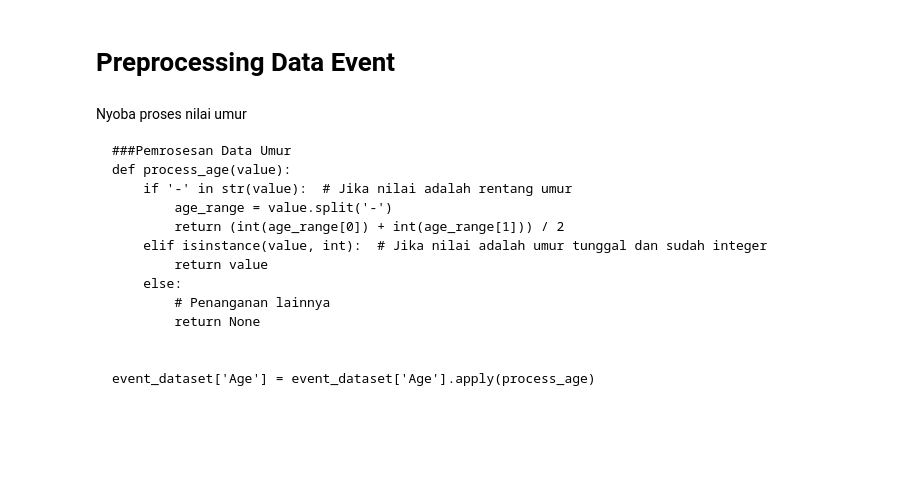
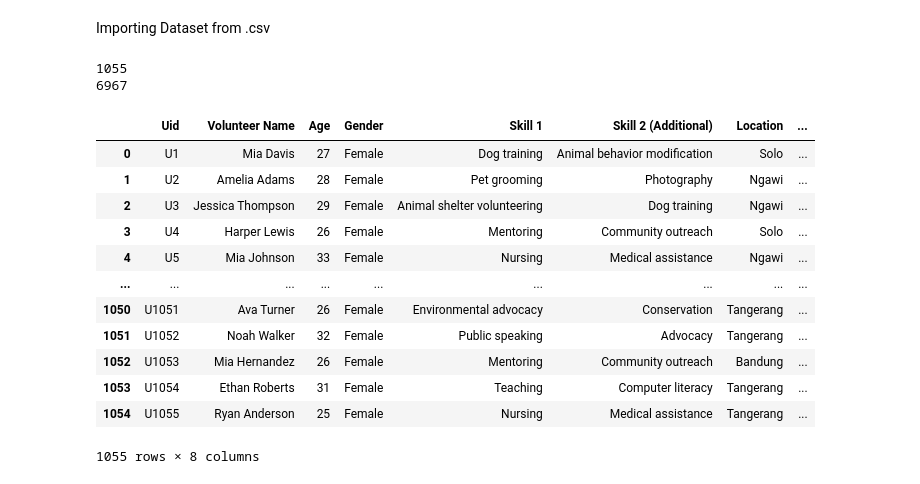
Before and after one commit to Capstone-CH2-PS374/CH2-PS_Recommendation-System, a Jupyter notebook: Recommender.ipynb, the cells around one changed output. Saved outputs shown, nothing was run; the diff lists cells and outputs as text; code cells hidden in the pictures; blank space fills up the shorter version.

````diff
--- a/Recommender.ipynb
+++ b/Recommender.ipynb
@@ -44,2 +12,0 @@ user_data_encode
-# %% [markdown]
-# Preprocessing Data Event
@@ -52,21 +13,31 @@ user_data_encode
-# %% [markdown]
-Nyoba proses nilai umur
-
-
-
-```
-###Pemrosesan Data Umur
-def process_age(value):
-    if '-' in str(value):  # Jika nilai adalah rentang umur
-        age_range = value.split('-')
-        return (int(age_range[0]) + int(age_range[1])) / 2
-    elif isinstance(value, int):  # Jika nilai adalah umur tunggal dan sudah integer
-        return value
-    else:
-        # Penanganan lainnya
-        return None
-
-
-event_dataset['Age'] = event_dataset['Age'].apply(process_age)
-
-```
+# %% [markdown]
+Importing Dataset from .csv
+# %%
+user_ds = pd.read_csv("data/user_ds.csv")
+event_ds= pd.read_csv("data/event_ds.csv")
+
+df_user = pd.DataFrame(user_ds)
+df_event = pd.DataFrame(event_ds)
+
+print(len(df_user))
+print(len(df_event))
+# %% [output]
+1055
+6967
+# %%
+# Check the User Dataset
+df_user
+# %% [output]
+|  | Uid | Volunteer Name | Age | Gender | Skill 1 | Skill 2 (Additional) | Location | ... |
+| 0 | U1 | Mia Davis | 27 | Female | Dog training | Animal behavior modification | Solo | ... |
+| 1 | U2 | Amelia Adams | 28 | Female | Pet grooming | Photography | Ngawi | ... |
+| 2 | U3 | Jessica Thompson | 29 | Female | Animal shelter volunteering | Dog training | Ngawi | ... |
+| 3 | U4 | Harper Lewis | 26 | Female | Mentoring | Community outreach | Solo | ... |
+| 4 | U5 | Mia Johnson | 33 | Female | Nursing | Medical assistance | Ngawi | ... |
+| ... | ... | ... | ... | ... | ... | ... | ... | ... |
+| 1050 | U1051 | Ava Turner | 26 | Female | Environmental advocacy | Conservation | Tangerang | ... |
+| 1051 | U1052 | Noah Walker | 32 | Female | Public speaking | Advocacy | Tangerang | ... |
+| 1052 | U1053 | Mia Hernandez | 26 | Female | Mentoring | Community outreach | Bandung | ... |
+| 1053 | U1054 | Ethan Roberts | 31 | Female | Teaching | Computer literacy | Tangerang | ... |
+| 1054 | U1055 | Ryan Anderson | 25 | Female | Nursing | Medical assistance | Tangerang | ... |
+1055 rows × 8 columns
````
Also changed, not shown: parts of 14 cells of this notebook.
